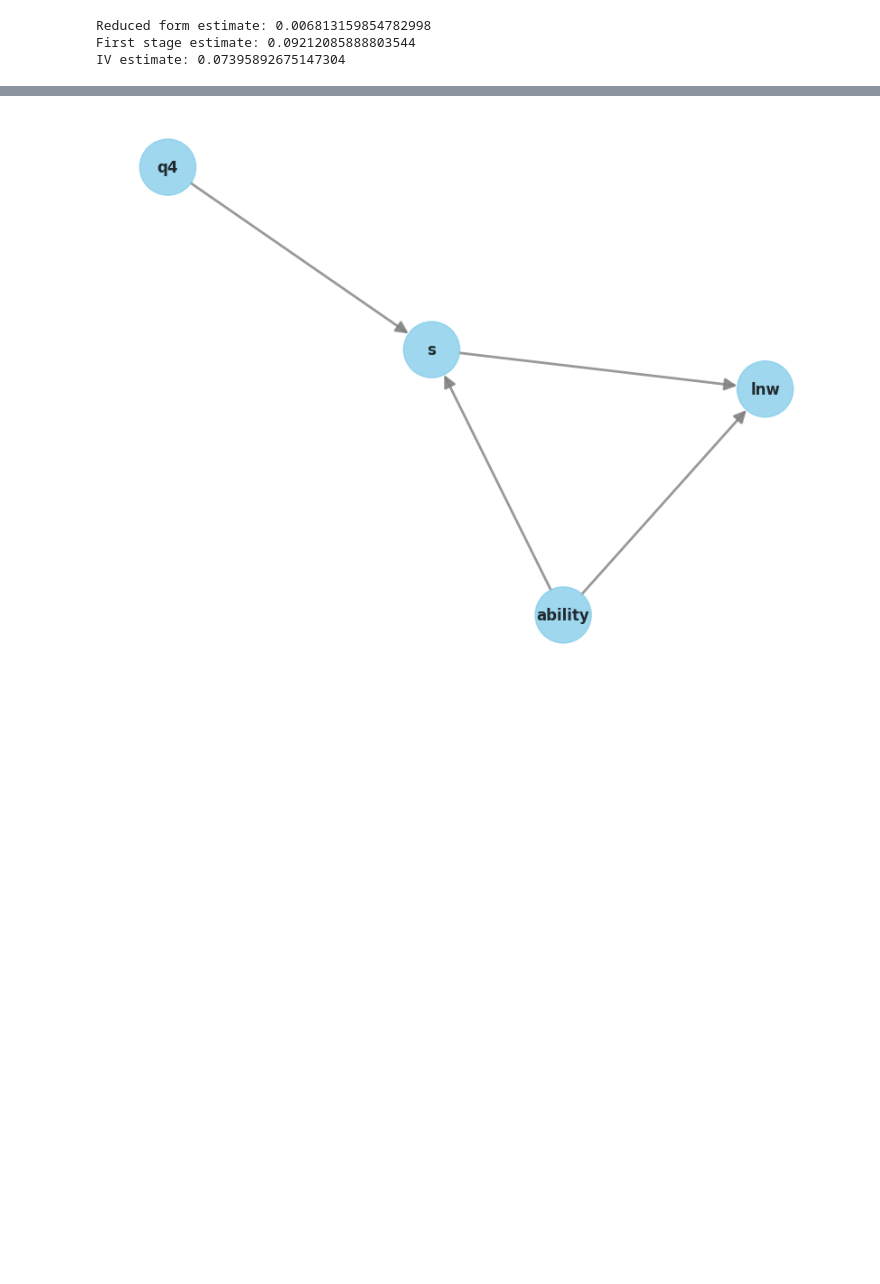
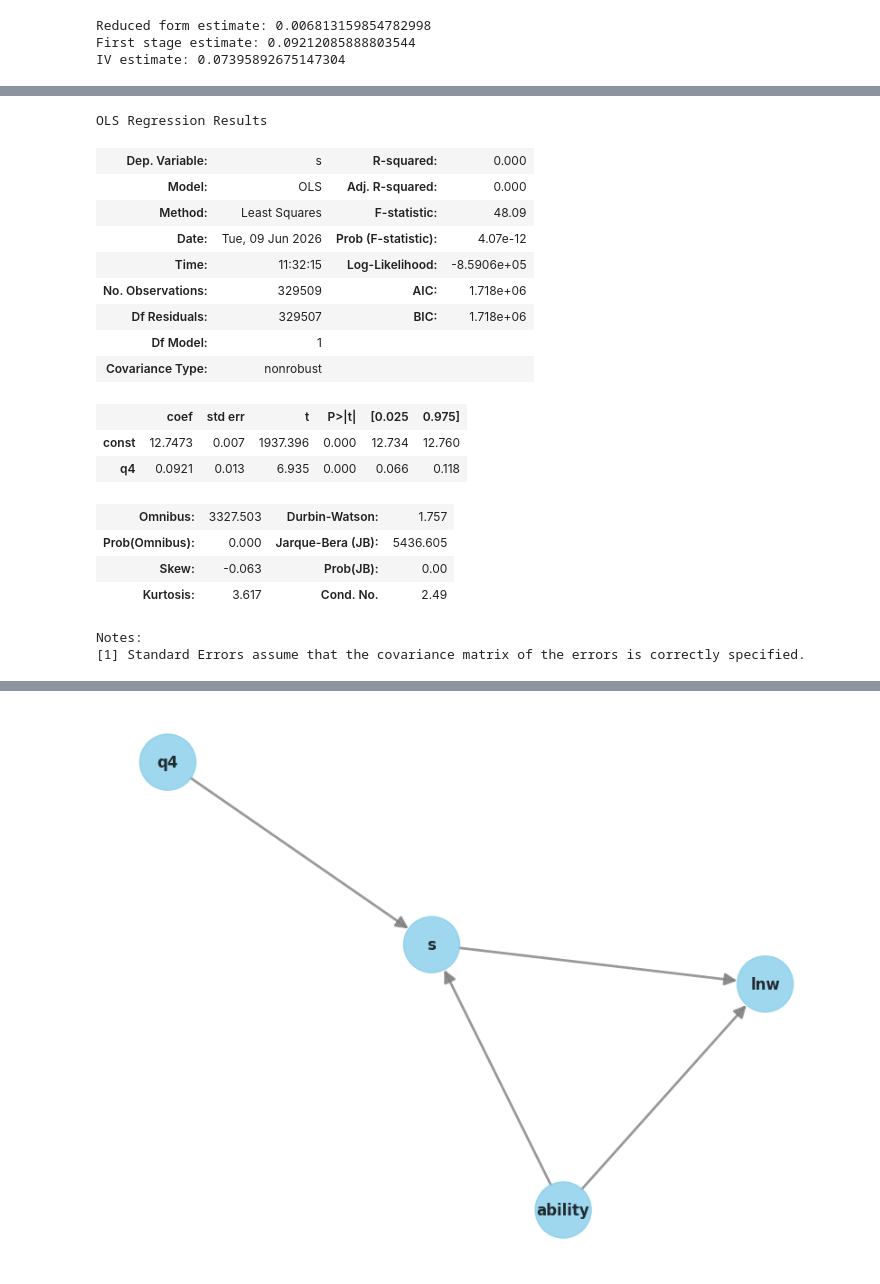
Before and after one commit to cainemerrick98/causal-inference, a Jupyter notebook: the_effect_of_schooling_on_earnings/notebook.ipynb, the cells around one changed output, grey strips where cells are left out. Cells and saved outputs as stored; diff of their text form; code cells hidden in the pictures; blank space fills up the shorter version.

```diff
--- a/the_effect_of_schooling_on_earnings/notebook.ipynb
+++ b/the_effect_of_schooling_on_earnings/notebook.ipynb
@@ -230,11 +230,11 @@ First stage estimate: 0.09212112426757812
 IV estimate: 0.07396268844604492
 # %%
 df['q4'] = (df['qob'] == 4).astype(int)
-reduced = sm.OLS(df['lnw'], sm.add_constant(df['q4'])).fit().params['q4']
-first_stg = sm.OLS(df['s'], sm.add_constant(df['q4'])).fit().params['q4']
-iv_estimate = reduced / first_stg
-print(f"Reduced form estimate: {reduced}")
-print(f"First stage estimate: {first_stg}")
+reduced = sm.OLS(df['lnw'], sm.add_constant(df['q4'])).fit()
+first_stg = sm.OLS(df['s'], sm.add_constant(df['q4'])).fit()
+iv_estimate = reduced.params['q4'] / first_stg.params['q4']
+print(f"Reduced form estimate: {reduced.params['q4']}")
+print(f"First stage estimate: {first_stg.params['q4']}")
 print(f"IV estimate: {iv_estimate}")
 # %% [output]
 Reduced form estimate: 0.006813159854782998
@@ -247,3 +247,25 @@ IV estimate: 0.07395892675147304
+# %%
+first_stg.summary()
+# %% [output]
+OLS Regression Results
+| Dep. Variable: | s | R-squared: | 0.000 |
+| Model: | OLS | Adj. R-squared: | 0.000 |
+| Method: | Least Squares | F-statistic: | 48.09 |
+| Date: | Tue, 09 Jun 2026 | Prob (F-statistic): | 4.07e-12 |
+| Time: | 11:32:15 | Log-Likelihood: | -8.5906e+05 |
+| No. Observations: | 329509 | AIC: | 1.718e+06 |
+| Df Residuals: | 329507 | BIC: | 1.718e+06 |
+| Df Model: | 1 |  |  |
+| Covariance Type: | nonrobust |  |  |
+|  | coef | std err | t | P>|t| | [0.025 | 0.975] |
+| const | 12.7473 | 0.007 | 1937.396 | 0.000 | 12.734 | 12.760 |
+| q4 | 0.0921 | 0.013 | 6.935 | 0.000 | 0.066 | 0.118 |
+| Omnibus: | 3327.503 | Durbin-Watson: | 1.757 |
+| Prob(Omnibus): | 0.000 | Jarque-Bera (JB): | 5436.605 |
+| Skew: | -0.063 | Prob(JB): | 0.00 |
+| Kurtosis: | 3.617 | Cond. No. | 2.49 |
+Notes:
+[1] Standard Errors assume that the covariance matrix of the errors is correctly specified.
 # %% [markdown]
 ## LATE - Monotonicity Assumption
 
```
Also changed, not shown: parts of 4 cells of this notebook.
